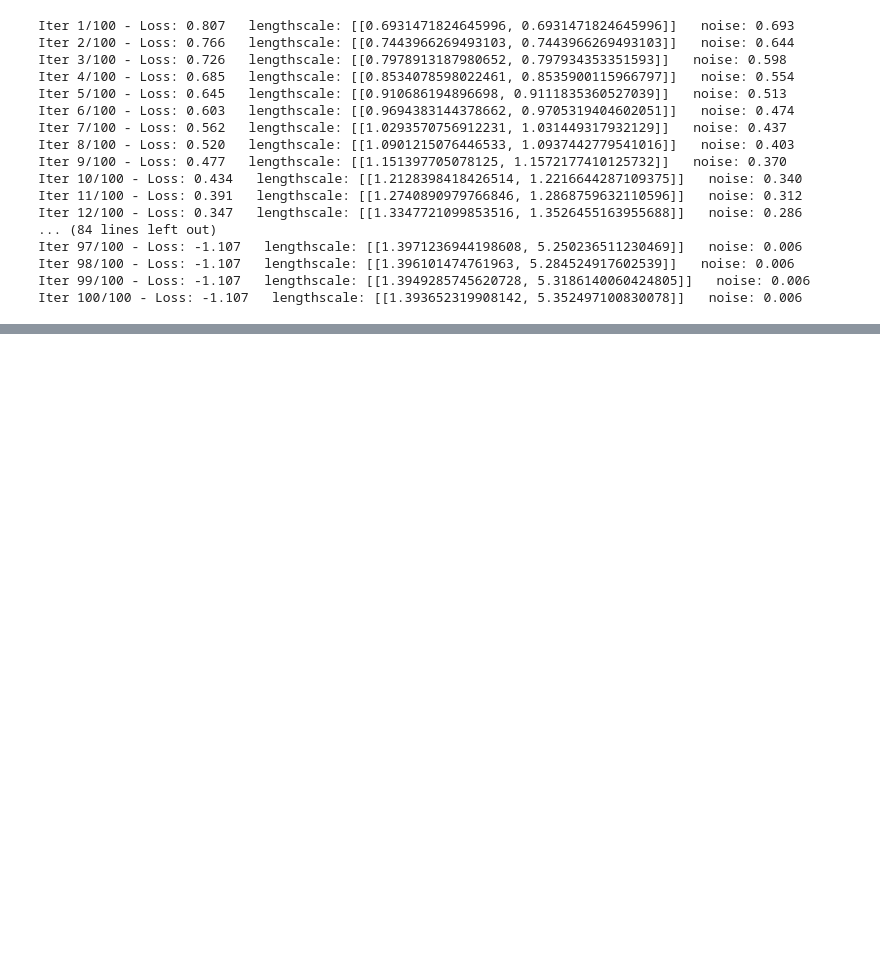
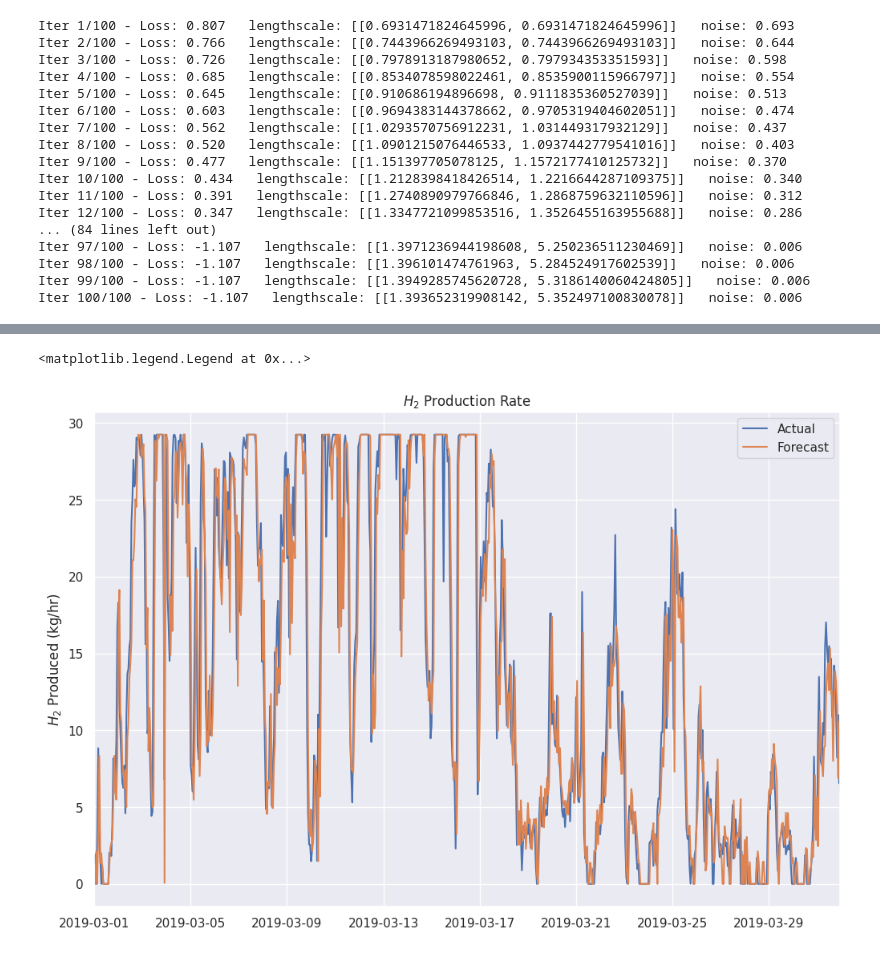
Before and after one commit to camirmas/REStats, a Jupyter notebook: REStats/notebooks/sim.ipynb, the cells around one changed output, grey strips where cells are left out. Cells and saved outputs as stored; diff of their text form; code cells hidden in the pictures; blank space fills up the shorter version.

```diff
--- a/REStats/notebooks/sim.ipynb
+++ b/REStats/notebooks/sim.ipynb
@@ -295,0 +297,7 @@ Test MAE: 165.46354080664548 kW
+# %%
+modeling_options = "../sim/modeling_options.yaml"
+_, h2_prod = run_electrolyzer(modeling_options, test.power.values * 1e3)
+
+_, h2_prod_fcast = run_electrolyzer(modeling_options, pred_filtered * 1e3)
+
+h2_prod
@@ -295,0 +318,13 @@ Test MAE: 165.46354080664548 kW
+# %%
+fig, ax = plt.subplots(figsize=(12, 8))
+ax.set_xmargin(0)
+
+ax.set_title("$H_2$ Production Rate")
+ax.set_ylabel("$H_2$ Produced (kg/hr)")
+ax.plot(test.index, h2_prod.kg_rate, label="Actual")
+ax.plot(test.index[1:], h2_prod_fcast.kg_rate, label="Forecast")
+
+ax.legend()
+# %% [output]
+<matplotlib.legend.Legend at 0x...>
+[figure, added]
```
Also changed, not shown: parts of 8 cells of this notebook, 3 other files.
